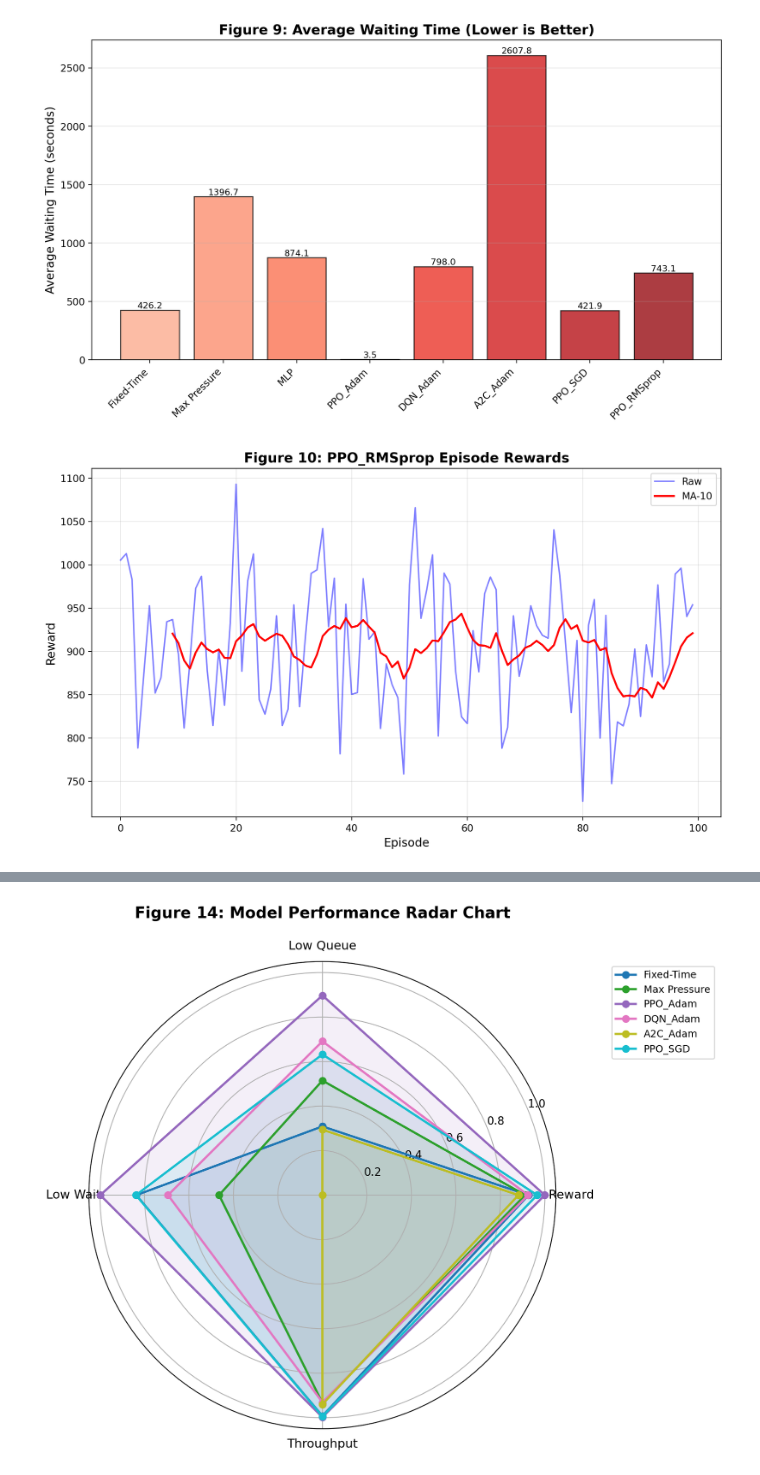
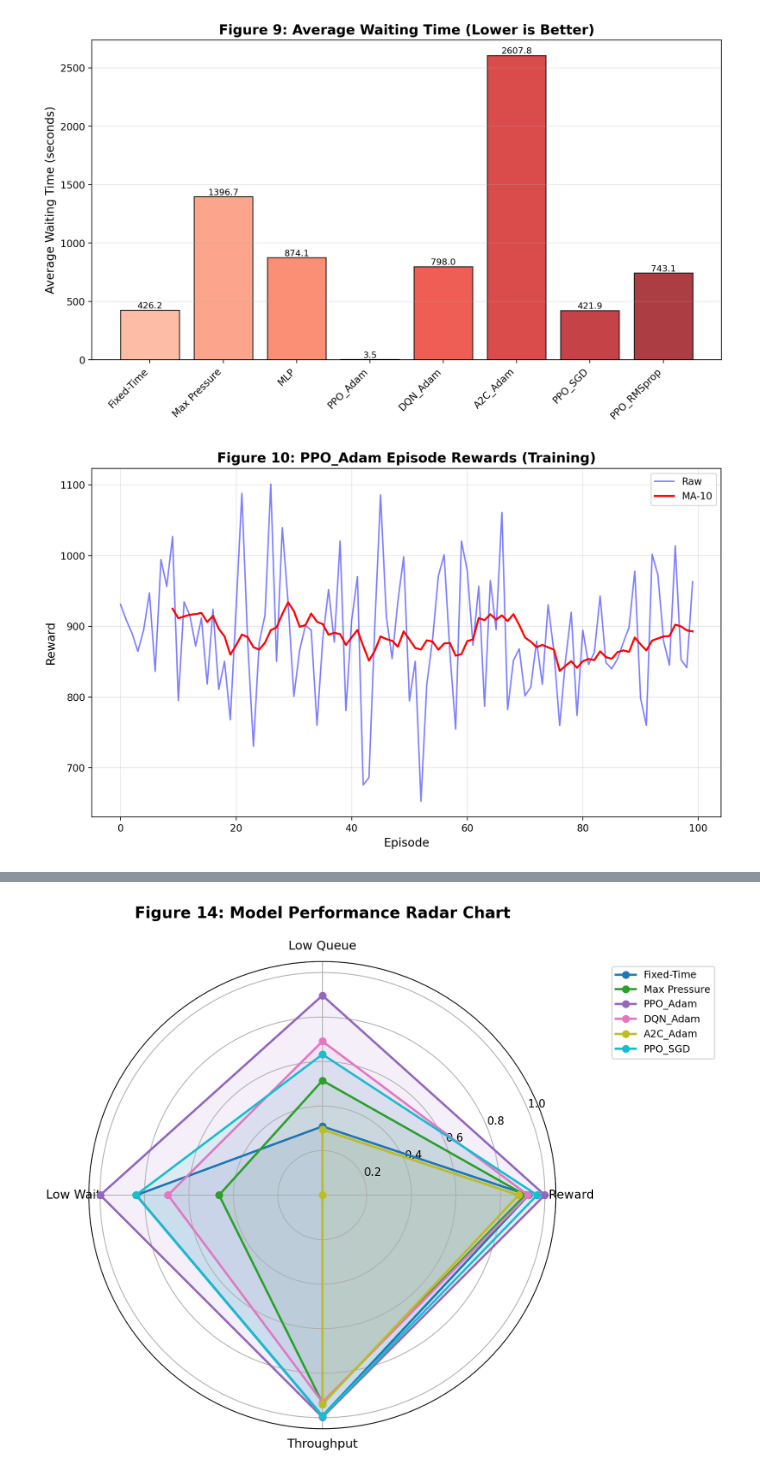
Before and after one commit to sabin26/Smart-Traffic-Signal-Control, a Jupyter notebook: smart_traffic_signal_control.ipynb, the cells around one changed output, grey strips where cells are left out. Drawn from its saved outputs; the diff is of its cells as text; code cells hidden in the pictures.

```diff
--- a/smart_traffic_signal_control.ipynb
+++ b/smart_traffic_signal_control.ipynb
@@ -2112,30 +2112,30 @@ fig9
 # %%
 """Figure 10: Best RL Agent Episode Rewards"""
 fig10, _ax = plt.subplots(figsize=(10, 6))
 
 _rl_models = {k: v for k, v in experiment_results.items()
               if k not in ['Fixed-Time', 'Max Pressure', 'MLP'] and 'episode_rewards' in v}
 _best_agent = max(_rl_models.keys(),
-                 key=lambda k: np.mean(_rl_models[k]['episode_rewards'][-50:])) if _rl_models else None
+                 key=lambda k: all_eval_results[k]['mean_reward']) if _rl_models else None
 
 _agent_data = _rl_models[_best_agent]
 _rewards = _agent_data.get("episode_rewards", [])
 
 _ax.plot(_rewards, alpha=0.5, color='blue', label='Raw')
 if len(_rewards) >= 10:
     _ma = np.convolve(_rewards, np.ones(10)/10, mode='valid')
     _ax.plot(range(9, len(_rewards)), _ma, color='red', linewidth=2, label='MA-10')
 
 _ax.set_xlabel("Episode", fontsize=12)
 _ax.set_ylabel("Reward", fontsize=12)
-_ax.set_title(f"Figure 10: {_best_agent} Episode Rewards", fontsize=14, fontweight='bold')
+_ax.set_title(f"Figure 10: {_best_agent} Episode Rewards (Training)", fontsize=14, fontweight='bold')
 _ax.legend()
 _ax.grid(True, alpha=0.3)
 
 plt.tight_layout()
 fig10
 # %% [output]
-[figure, old version]
+[figure, new version]
 # %%
 """Figure 11: Best RL Agent Average Queue Length"""
 fig11, _ax = plt.subplots(figsize=(10, 6))
```
Also changed, not shown: parts of 27 cells of this notebook, 2 other files.
